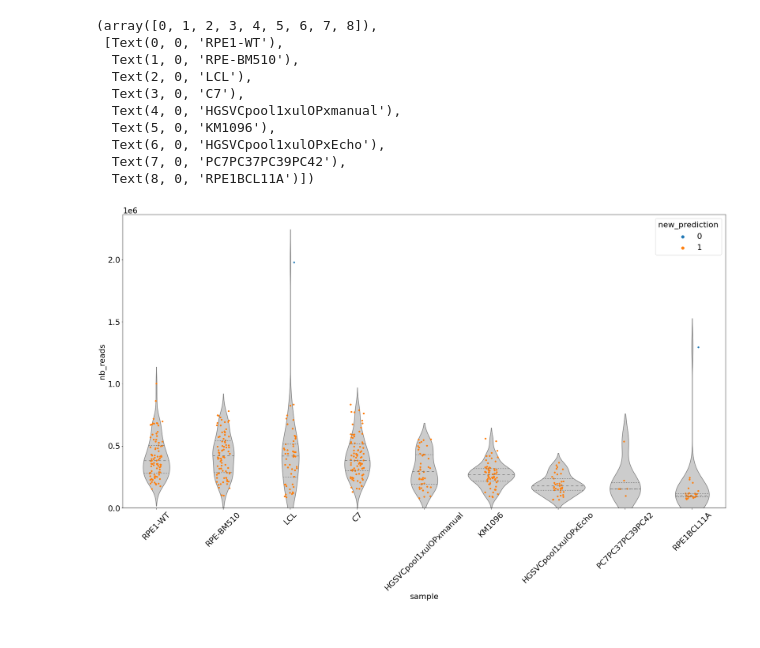
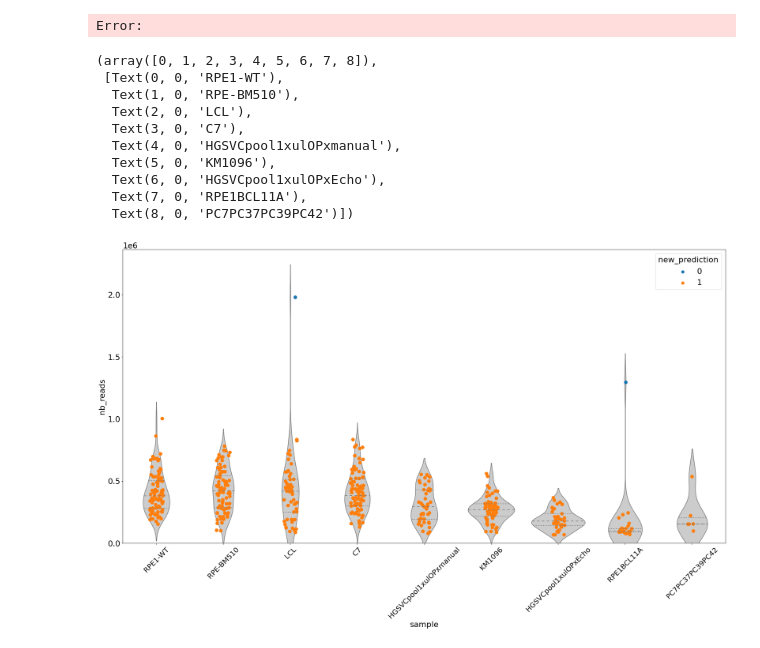
Before and after one commit to friendsofstrandseq/ashleys-qc-pipeline, a Jupyter notebook: workflow/notebooks/dev/pysam_idxstats.py.ipynb, the cells around one changed output. Saved outputs shown, nothing was run; the diff lists cells and outputs as text; code cells hidden in the pictures.

```diff
--- a/workflow/notebooks/dev/pysam_idxstats.py.ipynb
+++ b/workflow/notebooks/dev/pysam_idxstats.py.ipynb
@@ -37,7 +37,7 @@ import matplotlib.pyplot as plt
 
 
 # directory = "/scratch/tweber/DATA/MC_DATA/EVA_1511_H33JMAFX5/"
-directories = ["/scratch/tweber/DATA/MC_DATA/PAPER/", "/scratch/tweber/DATA/MC_DATA/EVA_1511_H33JMAFX5/", "/scratch/tweber/DATA/MC_DATA/EVA_1511_H372MAFX5/2022-11-02-H372MAFX5/"]
+directories = ["/scratch/tweber/DATA/MC_DATA/PAPER/", "/scratch/tweber/DATA/MC_DATA/EVA_1511_H33JMAFX5/", "/scratch/tweber/DATA/MC_DATA/EVA_1511_H372MAFX5/"]
 
 labels_selected = list()
 
@@ -100,27 +100,29 @@ labels_selected
 # %%
 pd.options.display.max_rows = 400
 labels_selected
+# %% [output]
+Error:
 # %%
 plt.rcParams.update({'font.size': 22})
 f, ax = plt.subplots(figsize=(30,15))
 
 sns.violinplot(x="sample", y="nb_reads", data=labels_selected, color="0.8", inner="quartile")
 # ax2 = ax.twinx()
-sns.stripplot(x="sample", y="nb_reads", hue="new_prediction", data=labels_selected, jitter=True, zorder=1)
+sns.stripplot(x="sample", y="nb_reads", hue="new_prediction", data=labels_selected, jitter=True, zorder=1, s=10)
 plt.ylim(ymin=0)
-plt.xticks(rotation=45)
+plt.xticks(rotation=45, fontsize=20)
 # %% [output]
 (array([0, 1, 2, 3, 4, 5, 6, 7, 8]),
  [Text(0, 0, 'RPE1-WT'),
   Text(1, 0, 'RPE-BM510'),
   Text(2, 0, 'LCL'),
   Text(3, 0, 'C7'),
   Text(4, 0, 'HGSVCpool1xulOPxmanual'),
   Text(5, 0, 'KM1096'),
   Text(6, 0, 'HGSVCpool1xulOPxEcho'),
-  Text(7, 0, 'PC7PC37PC39PC42'),
-  Text(8, 0, 'RPE1BCL11A')])
+  Text(7, 0, 'RPE1BCL11A'),
+  Text(8, 0, 'PC7PC37PC39PC42')])
-[figure, old version]
+[figure, new version]
 # %%
 plt.rcParams.update({'font.size': 22})
 f, ax = plt.subplots(figsize=(30,15))
```
Also changed, not shown: parts of 6 cells of this notebook, 14 other files.
